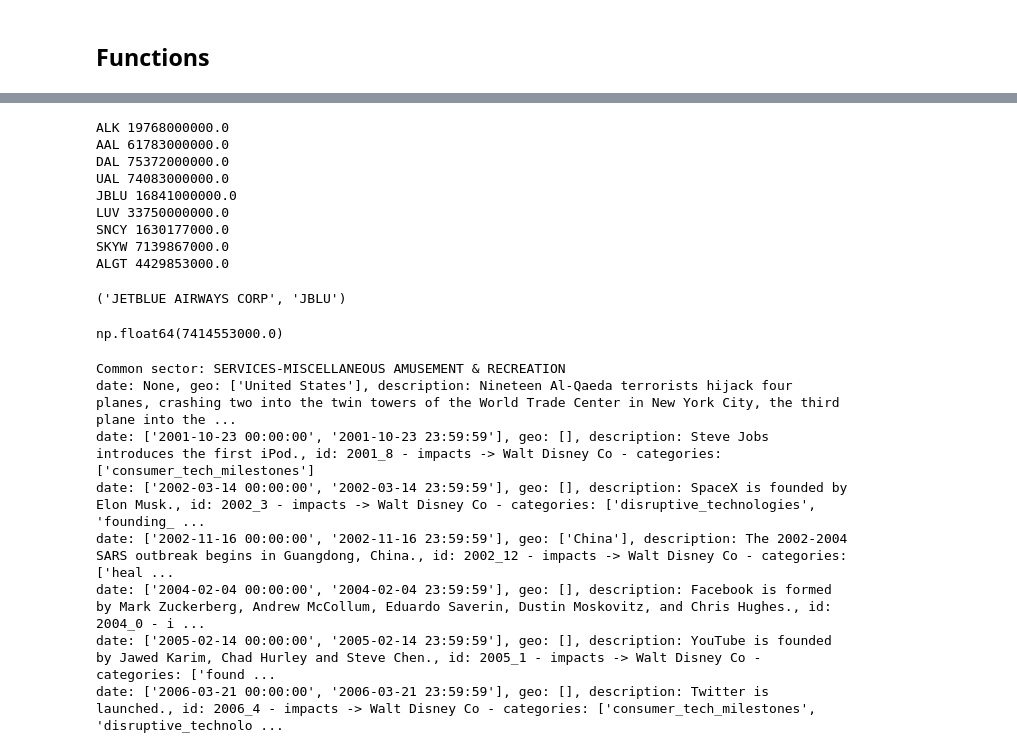
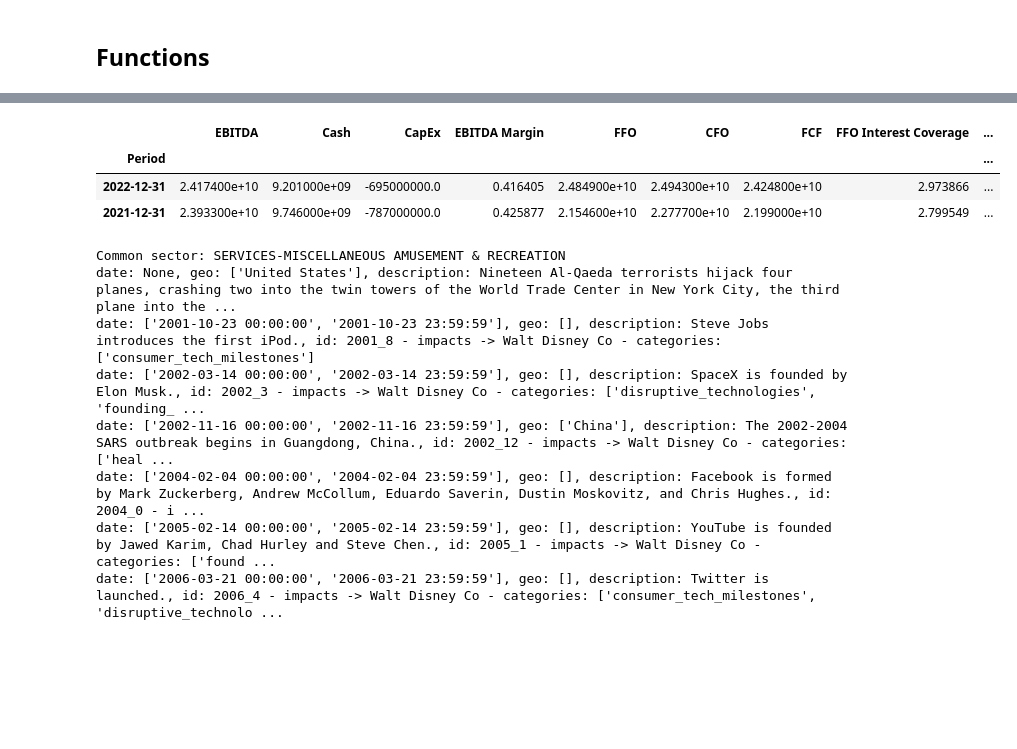
Before and after one commit to ichise-laboratory/FINKG-news, a Jupyter notebook: report_generation/financial_risk_report_generation.ipynb, the cells around one changed output, grey strips where cells are left out. Drawn from its saved outputs; the diff is of its cells as text; code cells hidden in the pictures; blank space fills up the shorter version.

```diff
--- a/report_generation/financial_risk_report_generation.ipynb
+++ b/report_generation/financial_risk_report_generation.ipynb
@@ -227,64 +236,54 @@ def get_company_size(ticker_symbol, year=2025):
     ticker = yf.Ticker(ticker_symbol)
     bs = ticker.balance_sheet
     #total_assets = bs.loc["Total Assets", bs.columns.year == year]
-    size = bs.loc["Total Assets"].iloc[0]
+    size = bs.loc["Total Assets"].iloc[0] if "Total Assets" in bs.index else 0
 
-    print(ticker_symbol, size)
+    #print(ticker_symbol, size)
     #return total_assets.iloc[0] if not total_assets.empty else 0
     return size
 
 def get_peer_data(company_cik,company_ticker, year=2025):
     # we first extract a sample of copmanies from the same sector
     candidates = get_peers_from_neo(company_cik)
     # get the asset size, the selected peer will be the company with the closest asset size
     min_diff = np.inf
     size_diff = 0
     peer_ticker = ""
     peer_name = ""
 
     company_size = get_company_size(company_ticker, year=year)
 
     for candidate in candidates:
         size_diff = abs(company_size-get_company_size(candidate["m.ticker"]))
         # print(size_diff)
         if size_diff < min_diff:
             peer_ticker = candidate["m.ticker"]
             peer_name = candidate["m.name"]
             min_diff = size_diff
 
     # we select the company with smallest size difference
     # print("selected company",peer_name,peer_ticker)
     return peer_name, peer_ticker
 
 
-company_ticker = "ALK"
-company_cik = "0000766421"
+company_ticker = "MRK"
+company_cik = "0000310158"
 
-result_df = get_peer_data(company_cik,company_ticker)
-result_df
+peer_name, peer_ticker = get_peer_data(company_cik,company_ticker)
+peer_quantitative_data = get_fitch_metrics_timeseries(peer_ticker, report_year=2022)
+peer_quantitative_data
+# ticker = yf.Ticker(peer_ticker)
+
+# bs = ticker.balance_sheet      # Balance Sheet
+# cf = ticker.cashflow           # Cash Flow
+# is_ = ticker.financials        # Income Statement
+
+# is_
 # %% [output]
-ALK 19768000000.0
-AAL 61783000000.0
-DAL 75372000000.0
-UAL 74083000000.0
-JBLU 16841000000.0
-LUV 33750000000.0
-SNCY 1630177000.0
-SKYW 7139867000.0
-ALGT 4429853000.0
-('JETBLUE AIRWAYS CORP', 'JBLU')
+|  | EBITDA | Cash | CapEx | EBITDA Margin | FFO | CFO | FCF | FFO Interest Coverage | ... |
+| Period |  |  |  |  |  |  |  |  | ... |
+| 2022-12-31 | 2.417400e+10 | 9.201000e+09 | -695000000.0 | 0.416405 | 2.484900e+10 | 2.494300e+10 | 2.424800e+10 | 2.973866 | ... |
+| 2021-12-31 | 2.393300e+10 | 9.746000e+09 | -787000000.0 | 0.425877 | 2.154600e+10 | 2.277700e+10 | 2.199000e+10 | 2.799549 | ... |
-# %%
-ticker_symbol="SKYW"
-
-ticker = yf.Ticker(ticker_symbol)
-bs = ticker.balance_sheet
-year = 2022
-
-total_assets = bs.loc["Total Assets", bs.columns.year == year]
-
-total_assets.iloc[0]
-# %% [output]
-np.float64(7414553000.0)
 # %%
 def get_issuer_owner_tables(company_cik,year=None):
     companyIssuerUrl = r"https://www.sec.gov/cgi-bin/own-disp?action=getissuer&CIK="+company_cik+r"&type=&dateb=&owner=include&start=0&count=1000"
```
Also changed, not shown: parts of 7 cells of this notebook, 2 other files.
